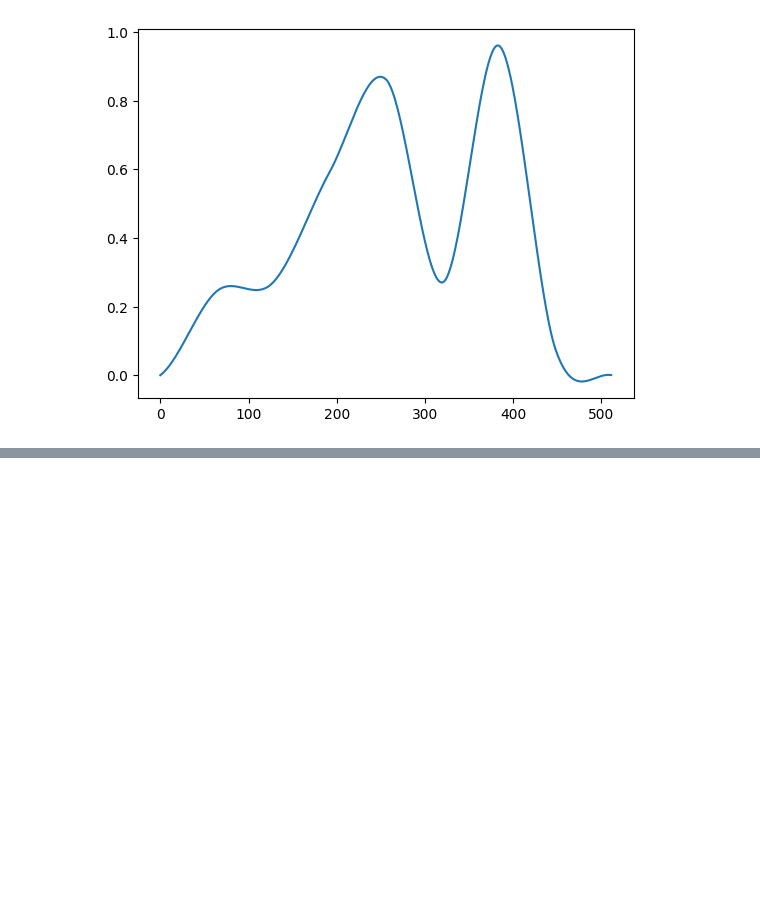
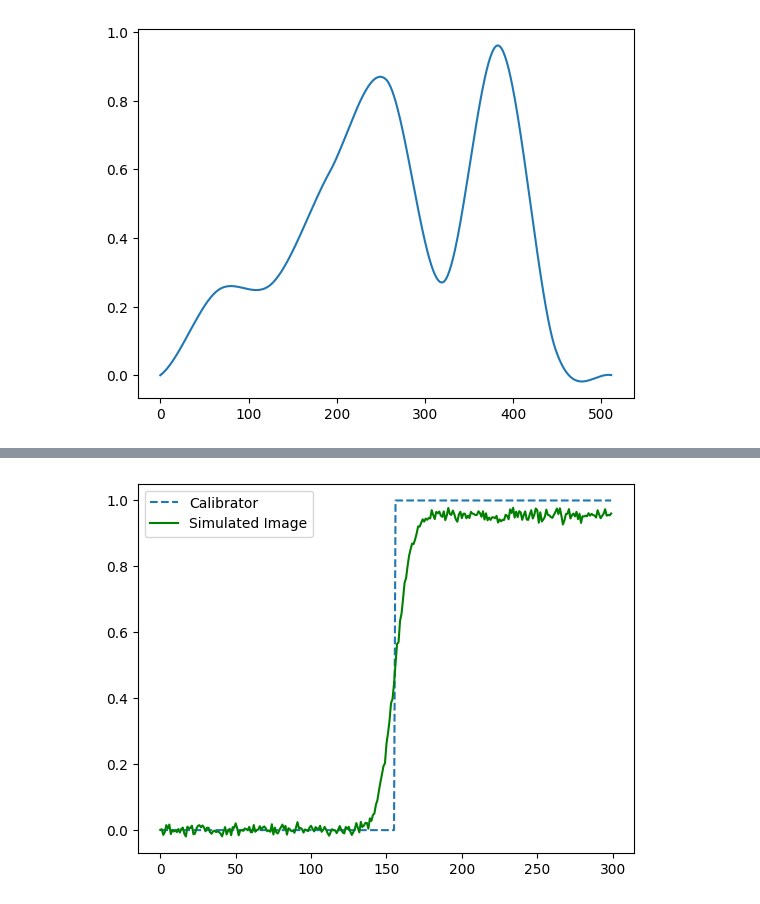
Before and after one commit to tpasfieldERAU/REU_Deblur, a Jupyter notebook: test_notebooks/presentation_graphics.ipynb, the cells around one changed output, grey strips where cells are left out. Drawn from its saved outputs; the diff is of its cells as text; code cells hidden in the pictures; blank space fills up the shorter version.

```diff
--- a/test_notebooks/presentation_graphics.ipynb
+++ b/test_notebooks/presentation_graphics.ipynb
@@ -90,18 +102,21 @@ plt.savefig('./figures/blurred.png', dpi=300)
 # %%
 calib_x = []
 for i in range(512):
     if i < 256:
         calib_x.append(0.)
     else:
         calib_x.append(1.)
 calib_x = np.asarray(calib_x).reshape(len(calib_x), 1)
-calib_A = kernel(calib_x.shape[0], 4)
+calib_A = kernel(calib_x.shape[0], 9)
 calib_blurred = blur(calib_x, calib_A, True, 0.01)
 
 plt.plot(calib_x[100:400], '--')
 plt.plot(calib_blurred[100:400], 'g')
 plt.legend(["Calibrator", "Simulated Image"])
-plt.savefig('./figures/blurrededge.png', dpi=300)
+plt.show()
+#plt.savefig('./figures/blurrededge.png', dpi=300)
+# %% [output]
+[figure, added]
 # %%
 from statistics import mean
 from math import exp
```
Also changed, not shown: parts of 11 cells of this notebook.
